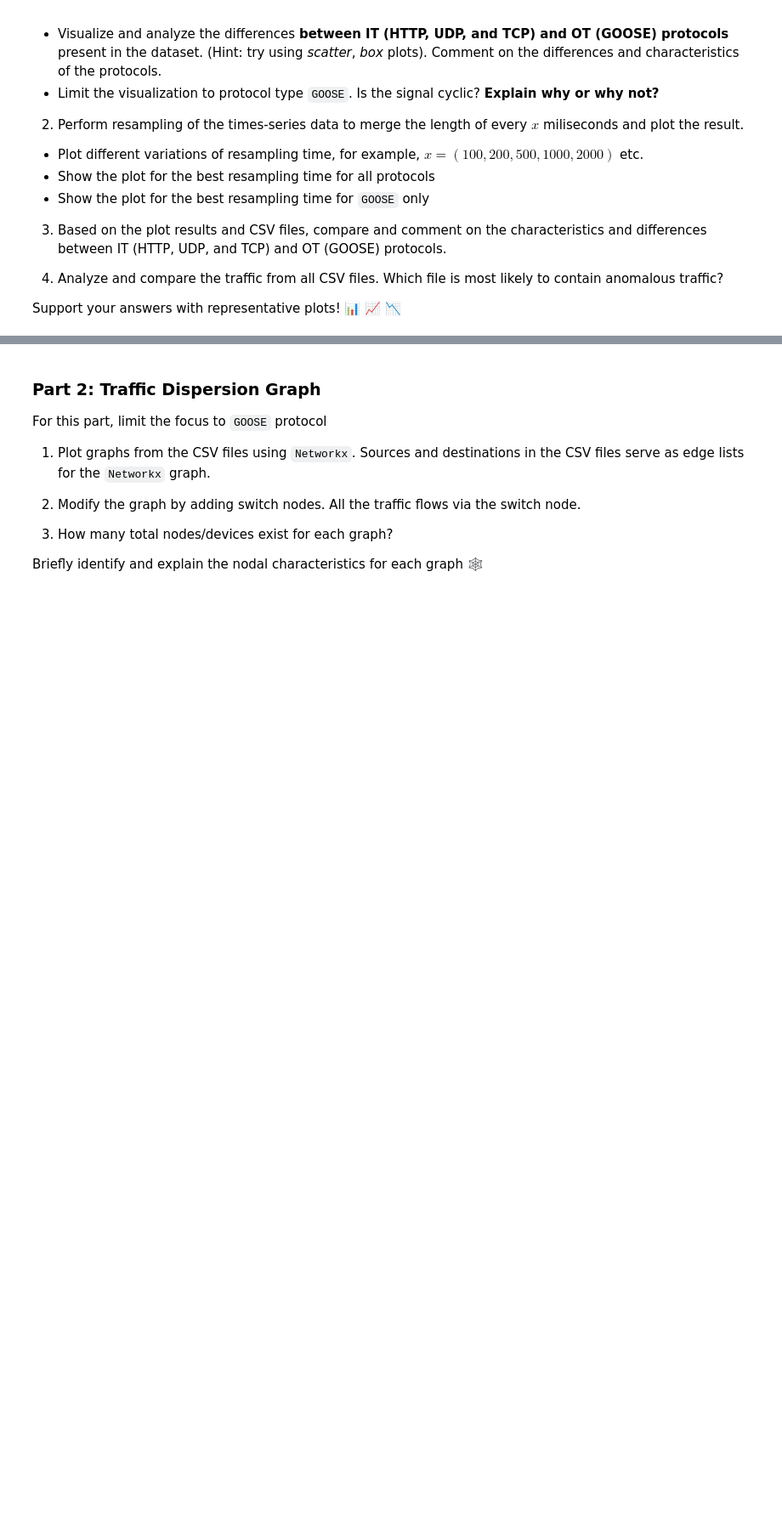
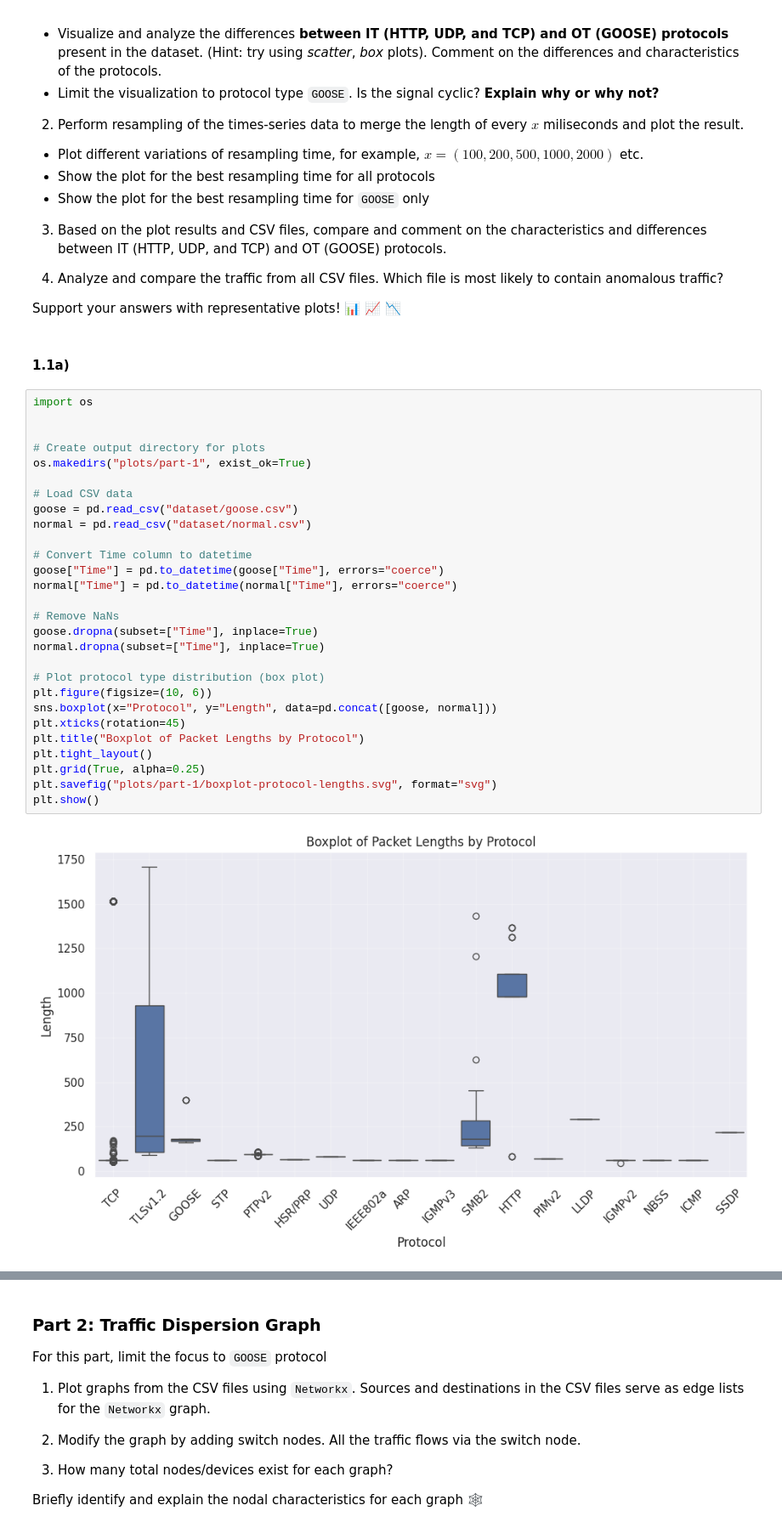
Before and after one commit to zn-a/CyberSec, a Jupyter notebook: Lab/Lab-4/Copy_of_Lab4_OT_traffic.ipynb, the cells around one changed output, grey strips where cells are left out. Shown at 85% size. Saved outputs shown, nothing was run; the diff lists cells and outputs as text; blank space fills up the shorter version.

```diff
--- a/Lab/Lab-4/Copy_of_Lab4_OT_traffic.ipynb
+++ b/Lab/Lab-4/Copy_of_Lab4_OT_traffic.ipynb
@@ -235,3 +239,35 @@ Add switches to the graph and plot
 4. Analyze and compare the traffic from all CSV files. Which file is most likely to contain anomalous traffic?
 
 Support your answers with representative plots! 📊 📈 📉
+# %% [markdown]
+#### 1.1a)
+# %%
+import os
+
+
+# Create output directory for plots
+os.makedirs("plots/part-1", exist_ok=True)
+
+# Load CSV data
+goose = pd.read_csv("dataset/goose.csv")
+normal = pd.read_csv("dataset/normal.csv")
+
+# Convert Time column to datetime
+goose["Time"] = pd.to_datetime(goose["Time"], errors="coerce")
+normal["Time"] = pd.to_datetime(normal["Time"], errors="coerce")
+
+# Remove NaNs
+goose.dropna(subset=["Time"], inplace=True)
+normal.dropna(subset=["Time"], inplace=True)
+
+# Plot protocol type distribution (box plot)
+plt.figure(figsize=(10, 6))
+sns.boxplot(x="Protocol", y="Length", data=pd.concat([goose, normal]))
+plt.xticks(rotation=45)
+plt.title("Boxplot of Packet Lengths by Protocol")
+plt.tight_layout()
+plt.grid(True, alpha=0.25)
+plt.savefig("plots/part-1/boxplot-protocol-lengths.svg", format="svg")
+plt.show()
+# %% [output]
+[figure, added]
```
Also changed, not shown: parts of 11 cells of this notebook.
